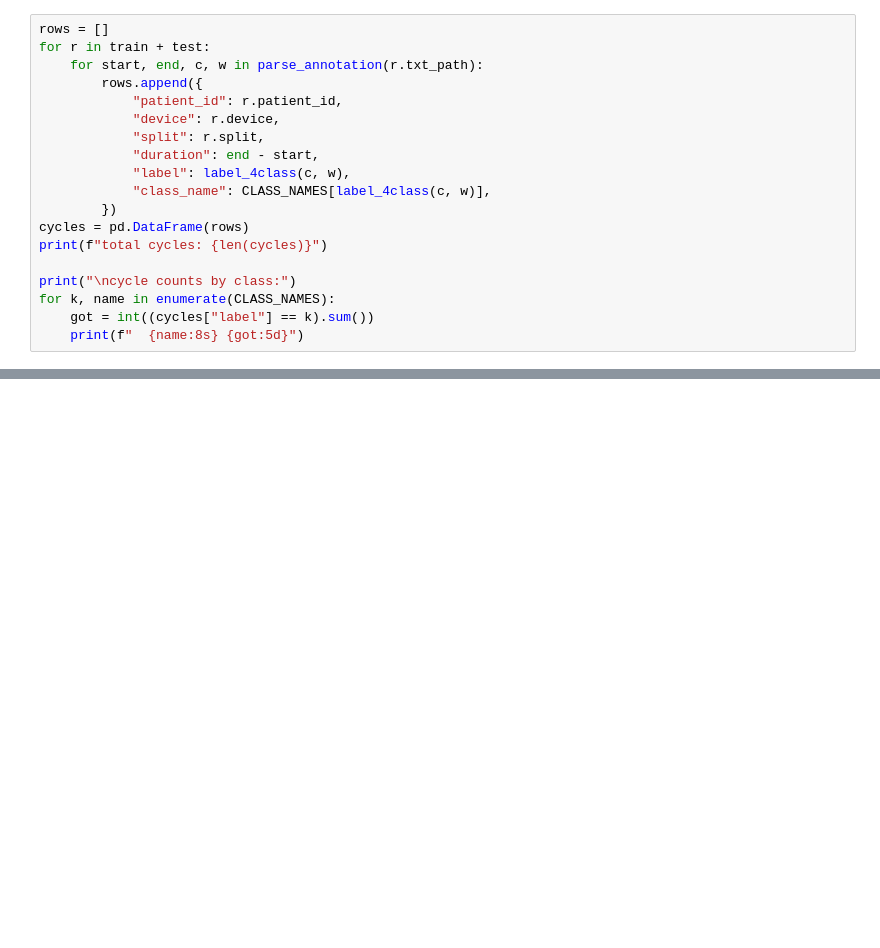
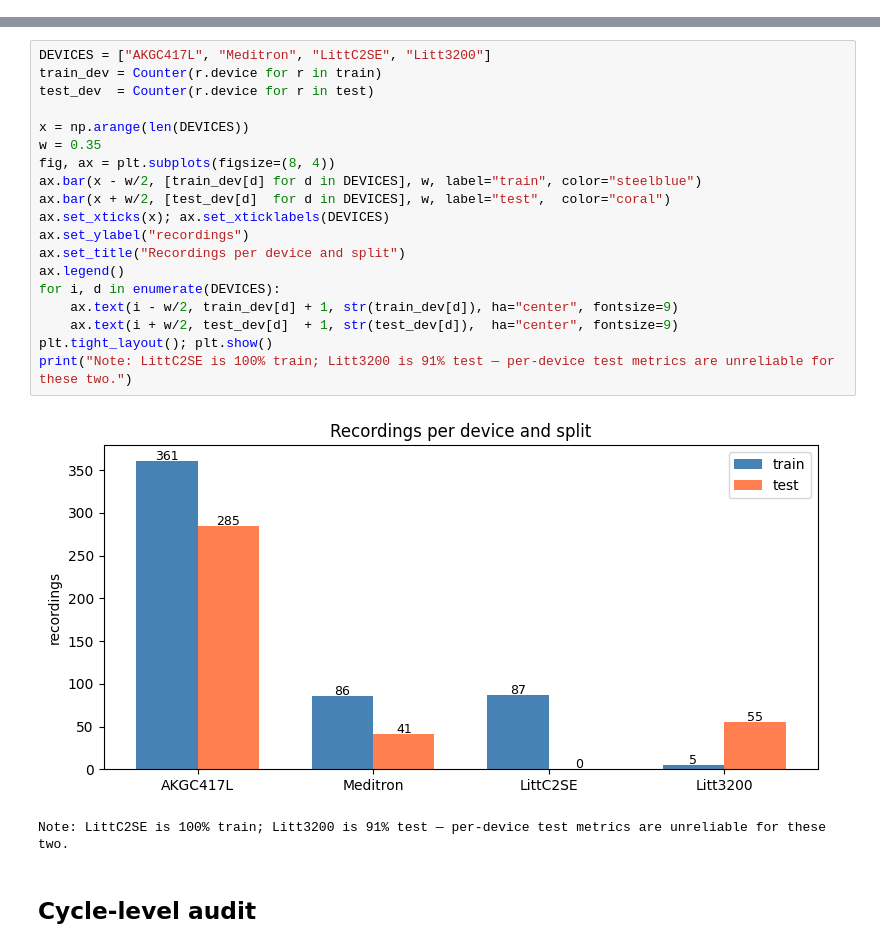
Before and after one commit to safina57/project-deep-learning, a Jupyter notebook: notebooks/01_data_audit.ipynb, the cells around one changed output, grey strips where cells are left out. Drawn from its saved outputs; the diff is of its cells as text; blank space fills up the shorter version.

Commit message:
feat: update data audit notebook

```diff
--- a/notebooks/01_data_audit.ipynb
+++ b/notebooks/01_data_audit.ipynb
@@ -160,19 +0,0 @@ ICBHI total: 126 patients per brief; recordings cover 126.
-# %%
-rows = []
-for r in train + test:
-    for start, end, c, w in parse_annotation(r.txt_path):
-        rows.append({
-            "patient_id": r.patient_id,
-            "device": r.device,
-            "split": r.split,
-            "duration": end - start,
-            "label": label_4class(c, w),
-            "class_name": CLASS_NAMES[label_4class(c, w)],
-        })
-cycles = pd.DataFrame(rows)
-print(f"total cycles: {len(cycles)}")
-
-print("\ncycle counts by class:")
-for k, name in enumerate(CLASS_NAMES):
-    got = int((cycles["label"] == k).sum())
-    print(f"  {name:8s} {got:5d}")
@@ -253,0 +118,24 @@ All             4346       502       594      1456  6898
+# %%
+DEVICES = ["AKGC417L", "Meditron", "LittC2SE", "Litt3200"]
+train_dev = Counter(r.device for r in train)
+test_dev  = Counter(r.device for r in test)
+
+x = np.arange(len(DEVICES))
+w = 0.35
+fig, ax = plt.subplots(figsize=(8, 4))
+ax.bar(x - w/2, [train_dev[d] for d in DEVICES], w, label="train", color="steelblue")
+ax.bar(x + w/2, [test_dev[d]  for d in DEVICES], w, label="test",  color="coral")
+ax.set_xticks(x); ax.set_xticklabels(DEVICES)
+ax.set_ylabel("recordings")
+ax.set_title("Recordings per device and split")
+ax.legend()
+for i, d in enumerate(DEVICES):
+    ax.text(i - w/2, train_dev[d] + 1, str(train_dev[d]), ha="center", fontsize=9)
+    ax.text(i + w/2, test_dev[d]  + 1, str(test_dev[d]),  ha="center", fontsize=9)
+plt.tight_layout(); plt.show()
+print("Note: LittC2SE is 100% train; Litt3200 is 91% test — per-device test metrics are unreliable for these two.")
+# %% [output]
+[figure, added]
+Note: LittC2SE is 100% train; Litt3200 is 91% test — per-device test metrics are unreliable for these two.
+# %% [markdown]
+## Cycle-level audit
```
Also changed, not shown: parts of 37 cells of this notebook.
